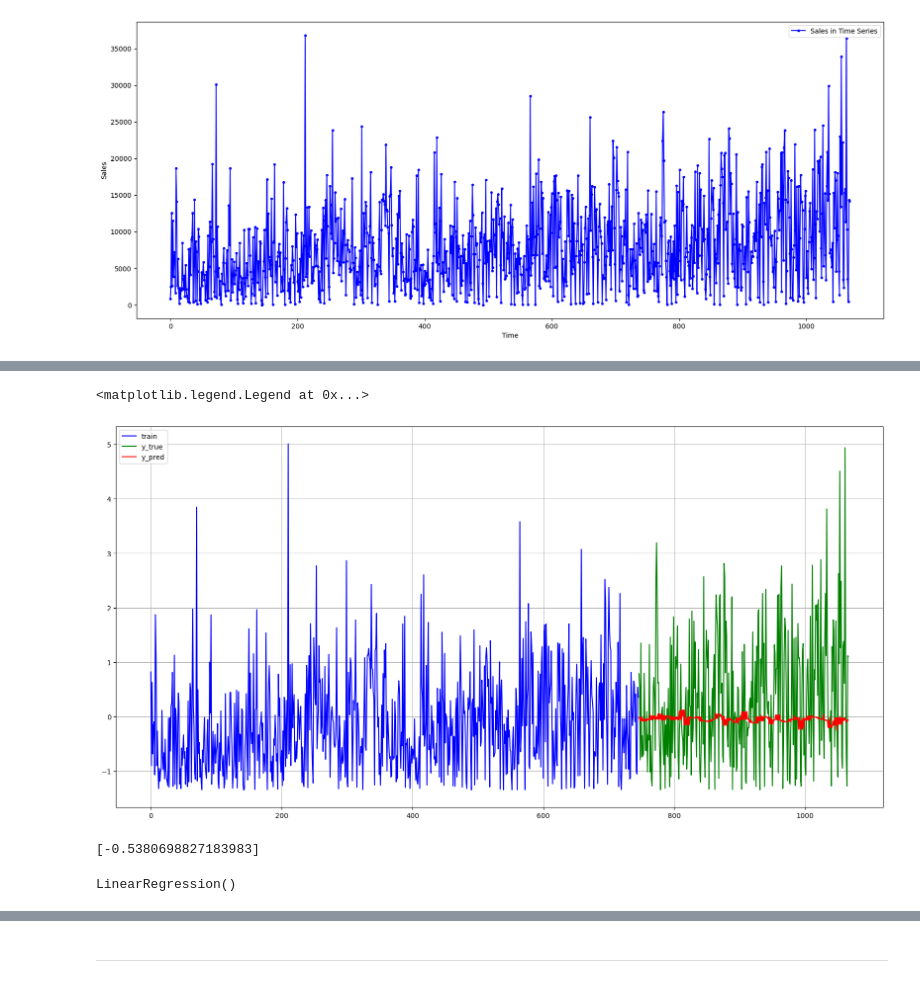
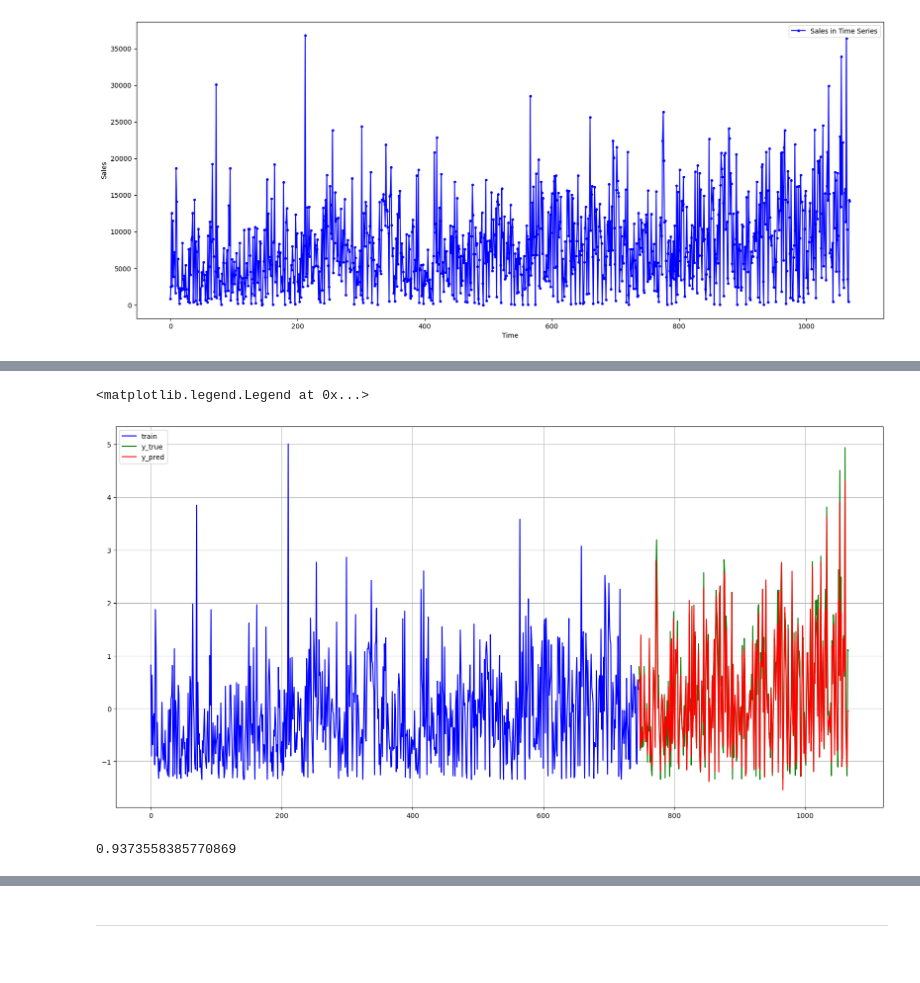
Before and after one commit to trungmai-saritasa/Datathon, a Jupyter notebook: model.ipynb, the cells around one changed output, grey strips where cells are left out. Cells and saved outputs as stored; diff of their text form; code cells hidden in the pictures.

Commit message:
Update models

```diff
--- a/model.ipynb
+++ b/model.ipynb
@@ -23,6 +23,6 @@ df.head()
 df["order_date"] = pd.to_datetime(df["order_date"])
 # %%
 cleaned_df = df.groupby(df["order_date"]).sum().reset_index()
-cleaned_df = cleaned_df.drop(["order_date"], axis=1)
+cleaned_df = cleaned_df.drop(["order_date", "discount", "profit"], axis=1)
 cleaned_df.head()
 # %% [output]
@@ -50,4 +50,4 @@ array([[-1.20648796, -1.2544257 , -1.0552996 , -0.59608424, -1.21002678],
 # %%
-train_X, train_y = model_df, model_df[2:,:5]
+train_X, train_y = model_df, model_df[2:, 0]
 train_X.shape,train_y.shape
 # %% [output]
@@ -56,7 +56,7 @@ train_X.shape,train_y.shape
 model = keras.Sequential()
 model.add(layers.GRU(
     units = 128,
-    input_shape =(2,5)
+    input_shape =(5,3)
 ))
 model.add(layers.Dense(units = 1))
 model.compile(
@@ -101,14 +100,14 @@ y_pred.shape
 # %%
 plt.figure(figsize=(20, 10))
 plt.grid(which='major', axis='both', zorder=-0.5)
-plt.plot( np.array(train_y)[:n, 0],'b',label = 'train')
-plt.plot(range(n,full_n),np.array(train_y)[n:, 0],'g',label = 'y_true')
-plt.plot(range(n,full_n), y_pred[:, 0],'r',label = 'y_pred')
+plt.plot( np.array(train_y)[:n],'b',label = 'train')
+plt.plot(range(n,full_n),np.array(train_y)[n:],'g',label = 'y_true')
+plt.plot(range(n,full_n), y_pred[:],'r',label = 'y_pred')
 plt.legend()
 # %% [output]
 <matplotlib.legend.Legend at 0x...>
-[figure, old version]
+[figure, new version]
 # %%
-[r2_score( np.array(train_y)[n:,i],y_pred[:,i]) for i in range(1)]
+r2_score( np.array(train_y)[n:],y_pred)
 # %% [output]
-[-0.5380698827183983]
+0.9373558385770869
@@ -117,5 +113,0 @@ from sklearn.linear_model import LinearRegression
-# %%
-linear_model = LinearRegression()
-linear_model.fit([ np.array(i[0]).flatten() for i in train],[np.array(i[0]).flatten() for i in train] )
-# %% [output]
-LinearRegression()
```
Also changed, not shown: parts of 19 cells of this notebook, 1 other file.
